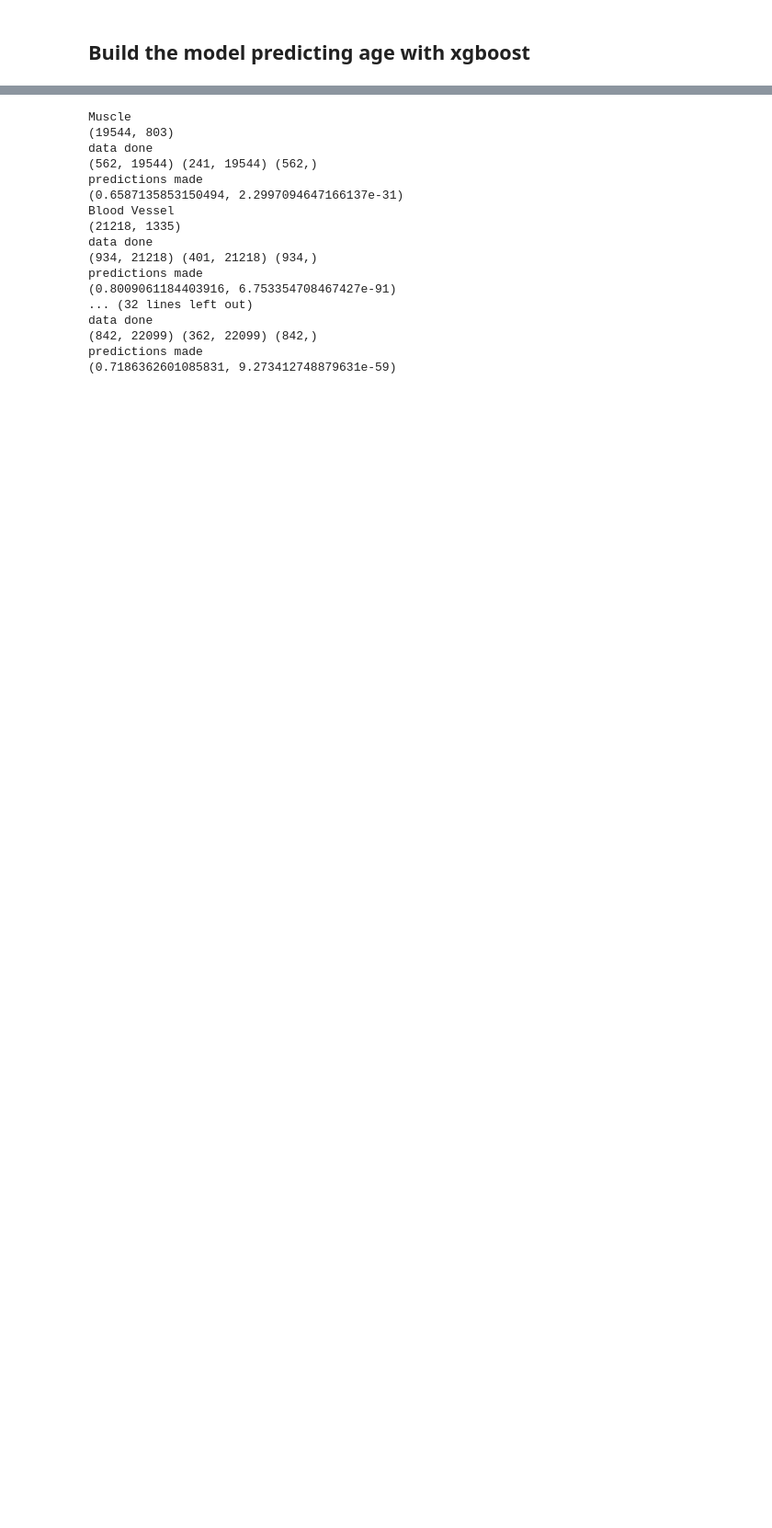
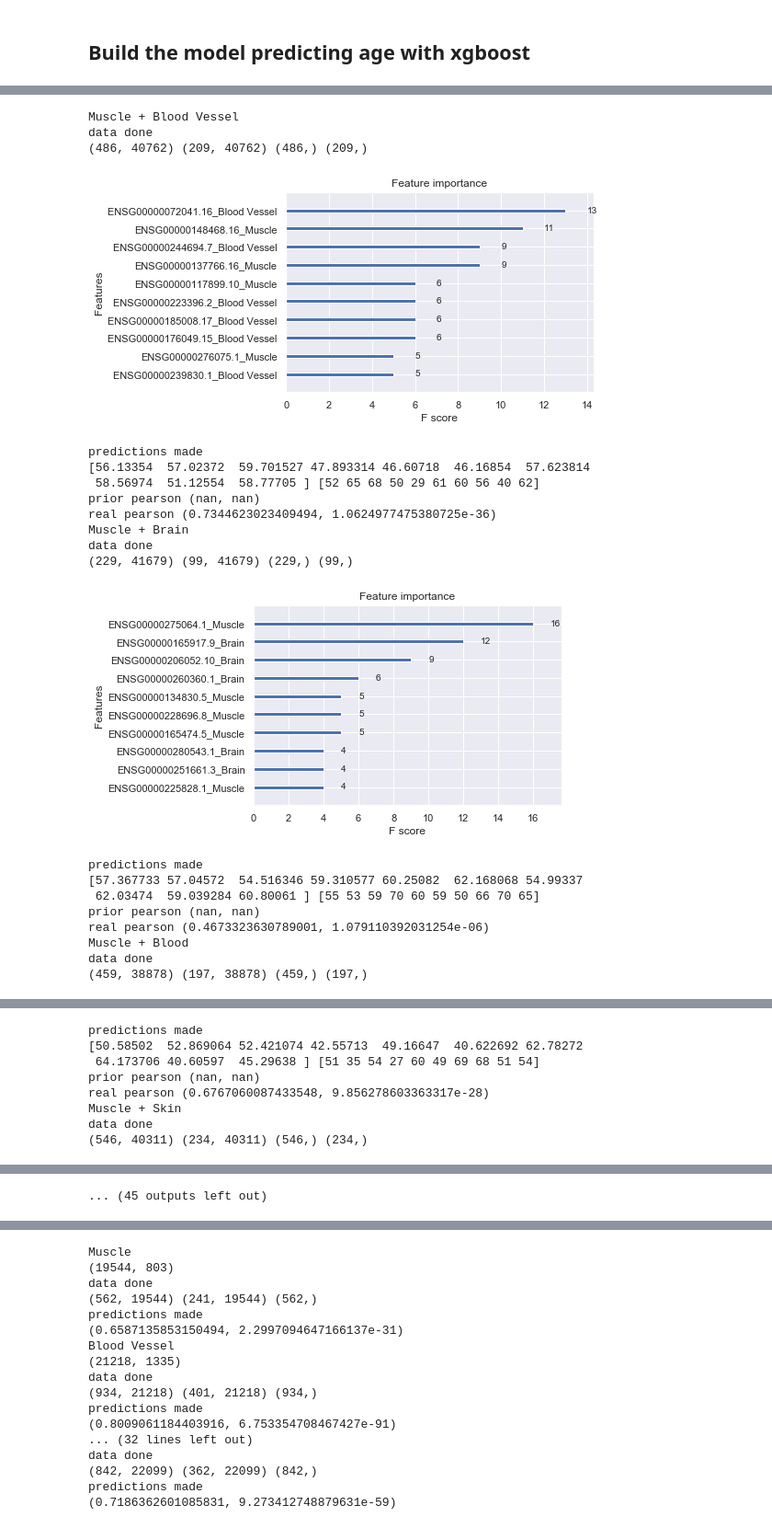
Before and after one commit to mdlu/aging-clock, a Jupyter notebook: GTEx_clock.ipynb, the cells around one changed output, grey strips where cells are left out. Shown at 92% size. Saved outputs shown, nothing was run; the diff lists cells and outputs as text; code cells hidden in the pictures; blank space fills up the shorter version.

```diff
--- a/GTEx_clock.ipynb
+++ b/GTEx_clock.ipynb
@@ -532,0 +701,45 @@ Index(['ENSG00000182890.4', 'ENSG00000234176.1', 'ENSG00000125675.17',
+# %%
+pearson_corr_new = {}
+true_new = {}
+prediction_new = {}
+data_new = {}
+age_new = {}
+
+# analysis of all pairwise sets of tissues, repeating with new hyperparams
+for m in range(len(tissueData)):
+    for n in range(m+1, len(tissueData)):
+        i = tissues[m] # tissue names
+        j = tissues[n]
+        combineTissue = pd.concat([tissueData[i], tissueData[j]], axis=0, join='inner')
+        combineAge = pd.concat([ageData[i], ageData[j]], axis=0, join='inner')
+        combineAge = combineAge.iloc[0].values.tolist()
+        combineName = i + " + " + j
+
+        data_new[combineName] = combineTissue
+        age_new[combineName] = combineAge
+        print(combineName)
+        pearson_corr_new[combineName], true_new[combineName], prediction_new[combineName] = fit_xgboost_model(combineTissue, combineAge, combineName)
+        pearson_corr_new[combineName] = ss.pearsonr(prediction_new[combineName], true_new[combineName])
+        print("real pearson", pearson_corr_new[combineName])
+# %% [output]
+Muscle + Blood Vessel
+data done
+(486, 40762) (209, 40762) (486,) (209,)
+[figure, added]
+predictions made
+[56.13354  57.02372  59.701527 47.893314 46.60718  46.16854  57.623814
+ 58.56974  51.12554  58.77705 ] [52 65 68 50 29 61 60 56 40 62]
+prior pearson (nan, nan)
+real pearson (0.7344623023409494, 1.0624977475380725e-36)
+Muscle + Brain
+data done
+(229, 41679) (99, 41679) (229,) (99,)
+[figure, added]
+predictions made
+[57.367733 57.04572  54.516346 59.310577 60.25082  62.168068 54.99337
+ 62.03474  59.039284 60.80061 ] [55 53 59 70 60 59 50 66 70 65]
+prior pearson (nan, nan)
+real pearson (0.4673323630789001, 1.079110392031254e-06)
+Muscle + Blood
+data done
+(459, 38878) (197, 38878) (459,) (197,)
@@ -532,0 +747,8 @@ Index(['ENSG00000182890.4', 'ENSG00000234176.1', 'ENSG00000125675.17',
+predictions made
+[50.58502  52.869064 52.421074 42.55713  49.16647  40.622692 62.78272
+ 64.173706 40.60597  45.29638 ] [51 35 54 27 60 49 69 68 51 54]
+prior pearson (nan, nan)
+real pearson (0.6767060087433548, 9.856278603363317e-28)
+Muscle + Skin
+data done
+(546, 40311) (234, 40311) (546,) (234,)
@@ -532,0 +774 @@ Index(['ENSG00000182890.4', 'ENSG00000234176.1', 'ENSG00000125675.17',
+... (45 outputs left out)
```
Also changed, not shown: parts of 25 cells of this notebook.
